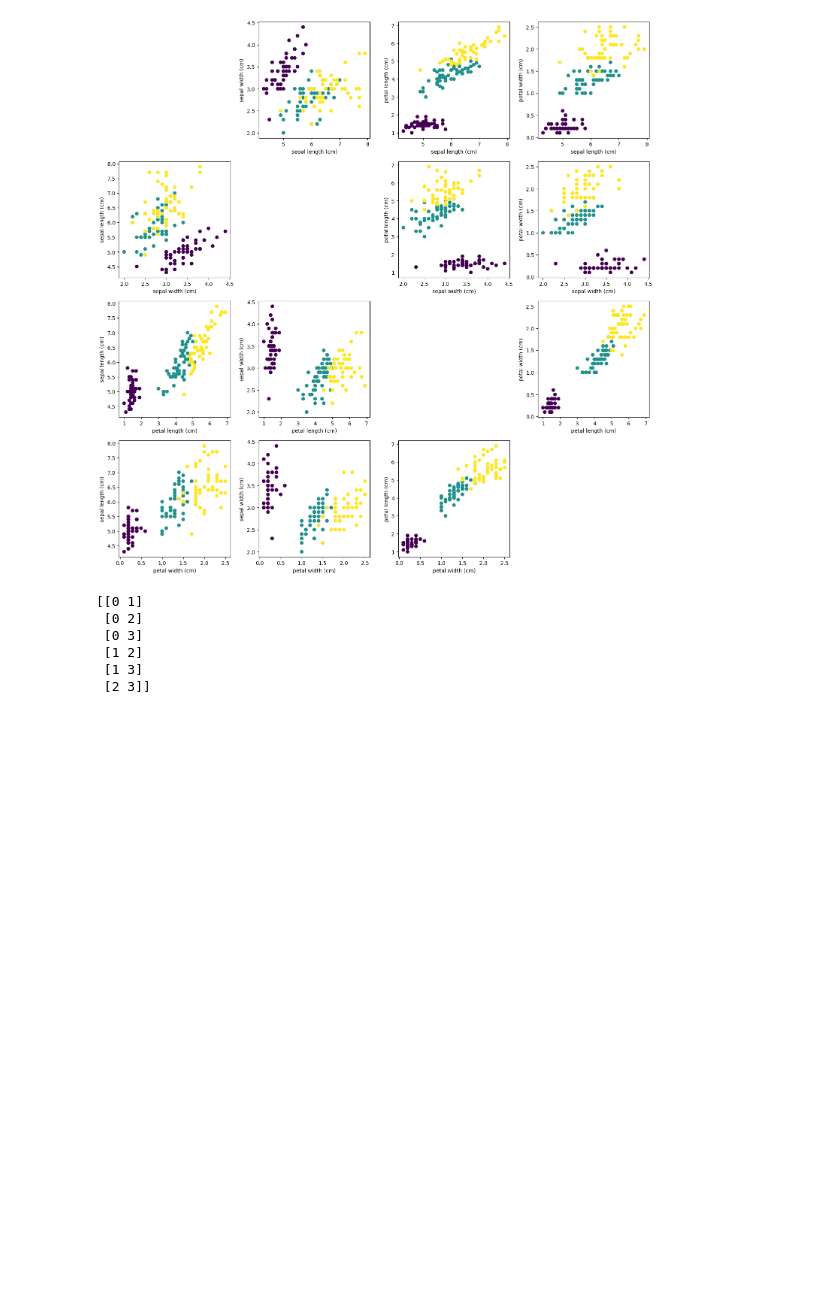
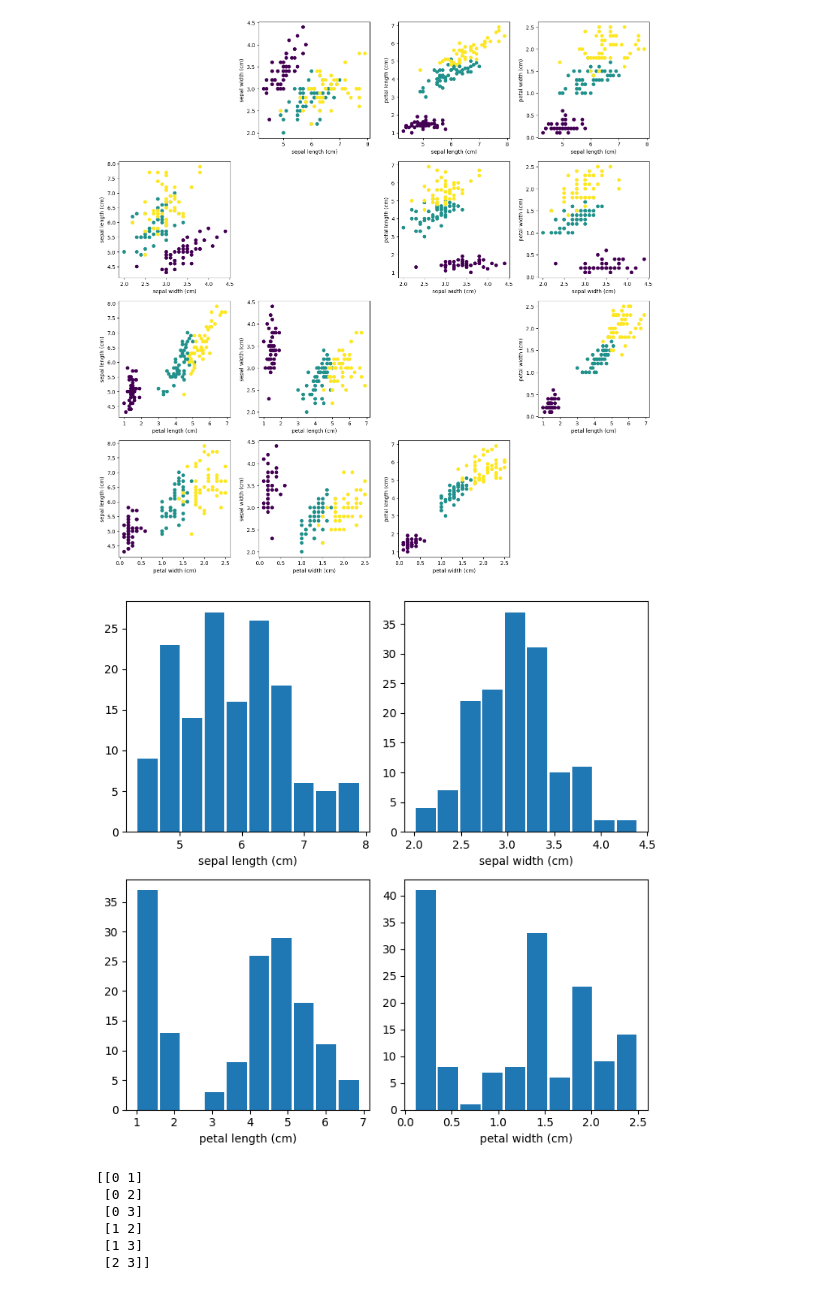
Before and after one commit to weignerp/python, a Jupyter notebook: scikit/kosatce.ipynb, the cells around one changed output. Cells and saved outputs as stored; diff of their text form; code cells hidden in the pictures; blank space fills up the shorter version.

```diff
--- a/scikit/kosatce.ipynb
+++ b/scikit/kosatce.ipynb
@@ -65,6 +84,29 @@ plt.savefig("52.png")
 plt.show()
 # %% [output]
 [figure]
+# %%
+# vykresleni sady histogramu do mrizky
+fig, axes = plt.subplots(nrows=2, ncols=2)
+fig.set_figheight(7)
+fig.set_figwidth(7)
+
+# vykresleni jednotlivych histogramu do mrizky
+for i in range(4):
+    ax = axes[i//2][i%2]
+    ax.hist(data[:, i], bins=10, histtype='bar', rwidth=0.9)
+    ax.set(xlabel=iris.feature_names[i])
+
+
+# zbavit se prazdneho mista okolo bunek mrizky
+plt.tight_layout()
+
+# ulozeni diagramu do souboru
+plt.savefig("53.png")
+
+# zobrazeni diagramu
+plt.show()
+# %% [output]
+[figure, added]
 # %%
 """ for i in range(4):
     print(i//2, i%2) # [i//2,[i%2] """
```
Also changed, not shown: parts of 7 cells of this notebook, 4 other files.
